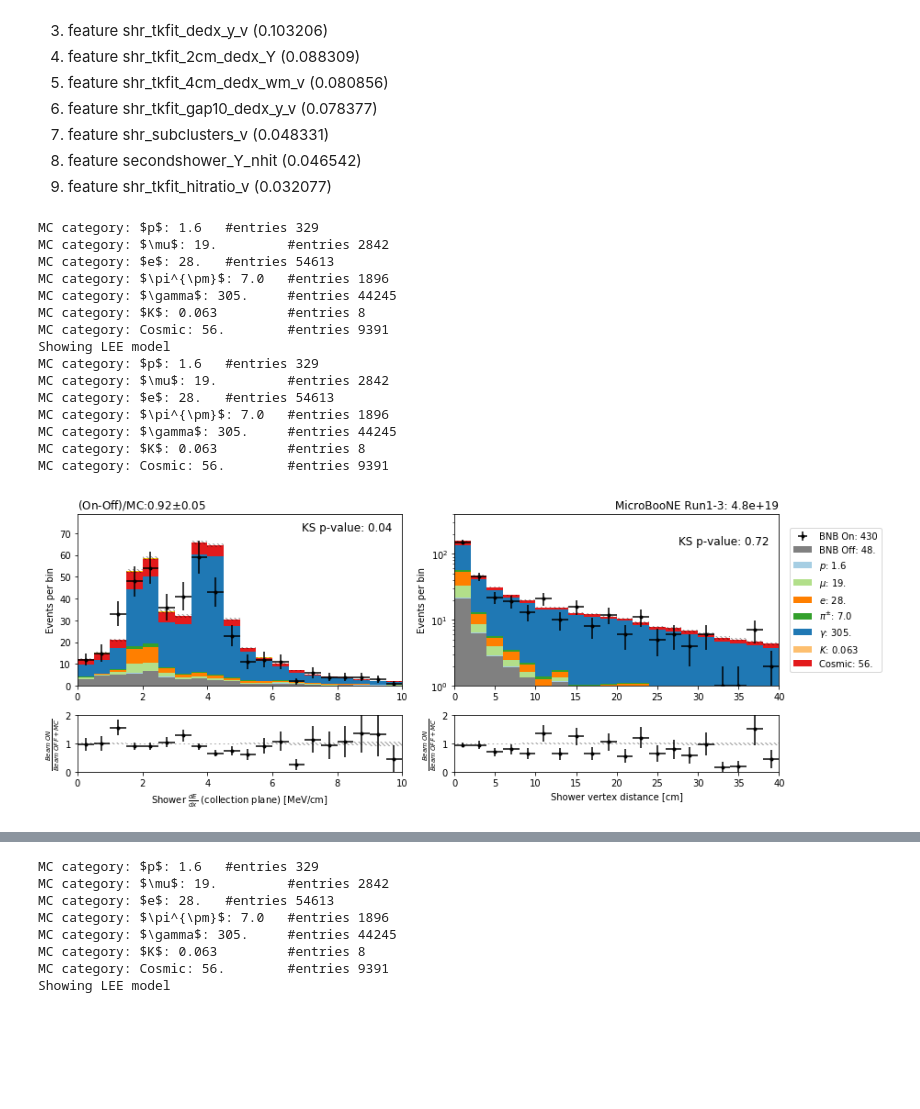
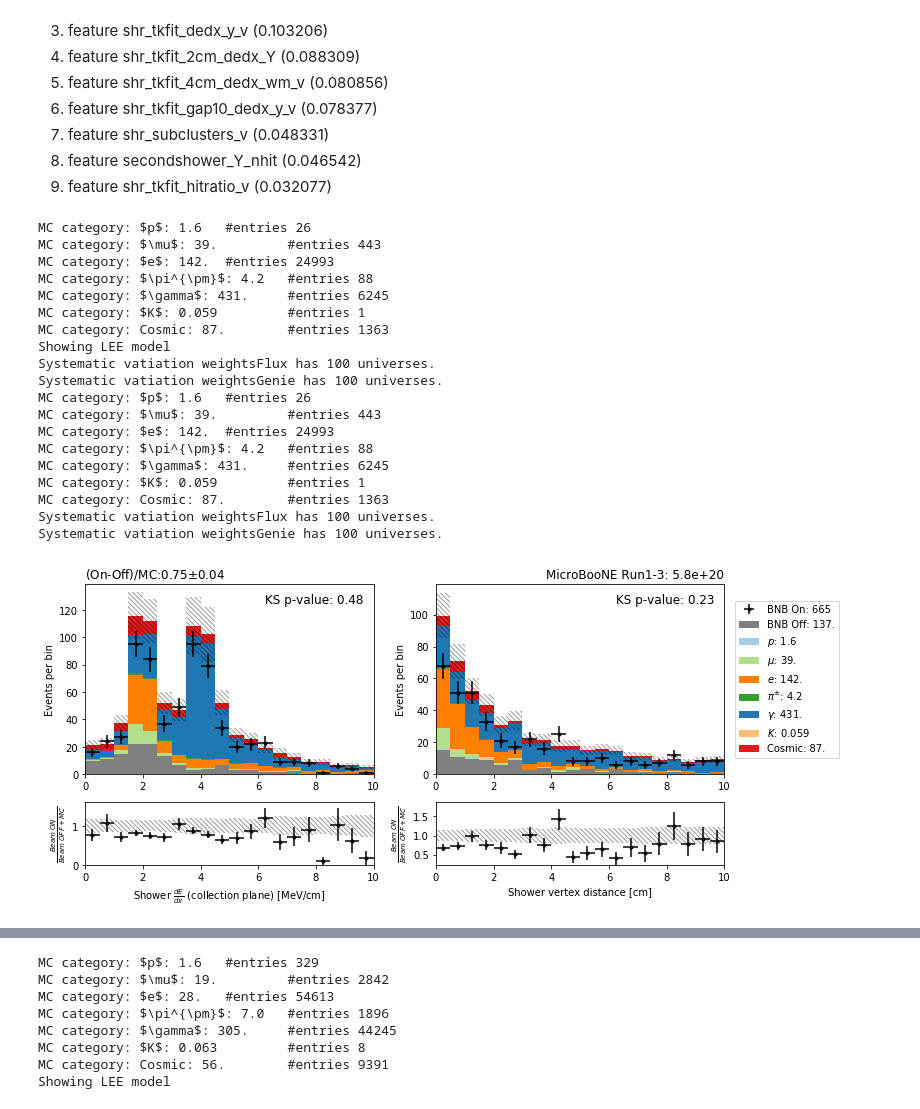
Before and after one commit to Wouter-VDP/nuecc_python, a Jupyter notebook: NuePlots_datamc.ipynb, the cells around one changed output, grey strips where cells are left out. Cells and saved outputs as stored; diff of their text form; code cells hidden in the pictures; blank space fills up the shorter version.

Commit message:
genie+flux included!

```diff
--- a/NuePlots_datamc.ipynb
+++ b/NuePlots_datamc.ipynb
@@ -32,13 +32,17 @@ samples = list(data.keys())
 # %% [output]
 [interactive output not drawn]
 # %%
-sideband = False
+sideband = True
 if sideband:
     beam_on = "sideband"
-    sideband_query = "(contained_fraction>0.9 & reco_e>1.05 & preselect)"
+    sideband_query = (
+        "(contained_fraction>0.9 & reco_e>1.05 & preselect & n_showers_contained>0)"
+    )
+    del data["on"]
 else:
     beam_on = "on"
     sideband_query = None
+    del data["sideband"]
 # %% [output]
 [interactive output not drawn]
 # %%
@@ -99,6 +103,12 @@ print(list(data["nu"]["daughters"].keys()))
 [interactive output not drawn]
 # %%
 plotter = plot_class.Plotter(
-    data, signal="nue", genie_version="mcc9.1", sideband_query=sideband_query
+    data,
+    signal="nue",
+    genie_version="mcc9.1",
+    sideband_query=sideband_query,
+    load_syst=["weightsFlux", "weightsGenie"],
 )
+del data
+gc.collect()
 # %% [output]
@@ -421,7 +439,7 @@ Showing LEE model
 fig, ax = plt.subplots(
     ncols=2,
     nrows=2,
-    figsize=(8 * plotter.gr, 5),
+    figsize=(7 * plotter.gr, 5),
     gridspec_kw={"height_ratios": [3, 1]},
     constrained_layout=True,
 )
@@ -437,6 +455,7 @@ ratio, purity, ks_p, bin_dict = plotter.plot_panel_data_mc(
     query="e_candidate>0 & preselect",
     title_str="",
     kind="pdg",
+    show_syst=True,
     y_max_scaler=1.2,
 )
 ax[0][0].text(
@@ -445,53 +464,56 @@ ax[0][0].text(
     "KS p-value: {0:<5.2f}".format(ks_p),
     horizontalalignment="right",
     fontsize=12,
 )
 
 
 ratio, purity, ks_p, bin_dict = plotter.plot_panel_data_mc(
     ax.T[1],
     "shr_dist_v",
     "Shower vertex distance [cm]",
     N_bins=20,
     x_min=0,
-    x_max=40,
+    x_max=10,
     legend=True,
     query="e_candidate>0 & preselect",
     title_str=title_str,
     kind="pdg",
     show_lee=False,
+    show_syst=True,
+    y_max_scaler=1.2,
 )
 ax[0][1].text(
     ax[0][1].get_xlim()[1] * 0.98,
-    ax[0][1].get_ylim()[1] * 0.8,
+    ax[0][1].get_ylim()[1] * 0.9,
     "KS p-value: {0:<5.2f}".format(ks_p),
     horizontalalignment="right",
     fontsize=12,
 )
 ax[0][1].set_title("", loc="left")
-ax[0][1].set_yscale("log")
-ax[0][1].set_ylim(1, 400)
-
 
 fig.tight_layout()
 fig.savefig(output_dir + "e_cand_neutrino_sideband.pdf", bbox_inches="tight")
 # %% [output]
-MC category: $p$: 1.6   #entries 329
-MC category: $\mu$: 19.         #entries 2842
-MC category: $e$: 28.   #entries 54613
-MC category: $\pi^{\pm}$: 7.0   #entries 1896
-MC category: $\gamma$: 305.     #entries 44245
-MC category: $K$: 0.063         #entries 8
-MC category: Cosmic: 56.        #entries 9391
+MC category: $p$: 1.6   #entries 26
+MC category: $\mu$: 39.         #entries 443
+MC category: $e$: 142.  #entries 24993
+MC category: $\pi^{\pm}$: 4.2   #entries 88
+MC category: $\gamma$: 431.     #entries 6245
+MC category: $K$: 0.059         #entries 1
+MC category: Cosmic: 87.        #entries 1363
 Showing LEE model
-MC category: $p$: 1.6   #entries 329
-MC category: $\mu$: 19.         #entries 2842
-MC category: $e$: 28.   #entries 54613
-MC category: $\pi^{\pm}$: 7.0   #entries 1896
-MC category: $\gamma$: 305.     #entries 44245
-MC category: $K$: 0.063         #entries 8
-MC category: Cosmic: 56.        #entries 9391
+Systematic vatiation weightsFlux has 100 universes.
+Systematic vatiation weightsGenie has 100 universes.
+MC category: $p$: 1.6   #entries 26
+MC category: $\mu$: 39.         #entries 443
+MC category: $e$: 142.  #entries 24993
+MC category: $\pi^{\pm}$: 4.2   #entries 88
+MC category: $\gamma$: 431.     #entries 6245
+MC category: $K$: 0.059         #entries 1
+MC category: Cosmic: 87.        #entries 1363
+Systematic vatiation weightsFlux has 100 universes.
+Systematic vatiation weightsGenie has 100 universes.
-[figure, old version]
+[figure, new version]
 [interactive output not drawn]
 # %%
 fig, ax = plt.subplots(
```
Also changed, not shown: parts of 10 cells of this notebook, 39 other files.
